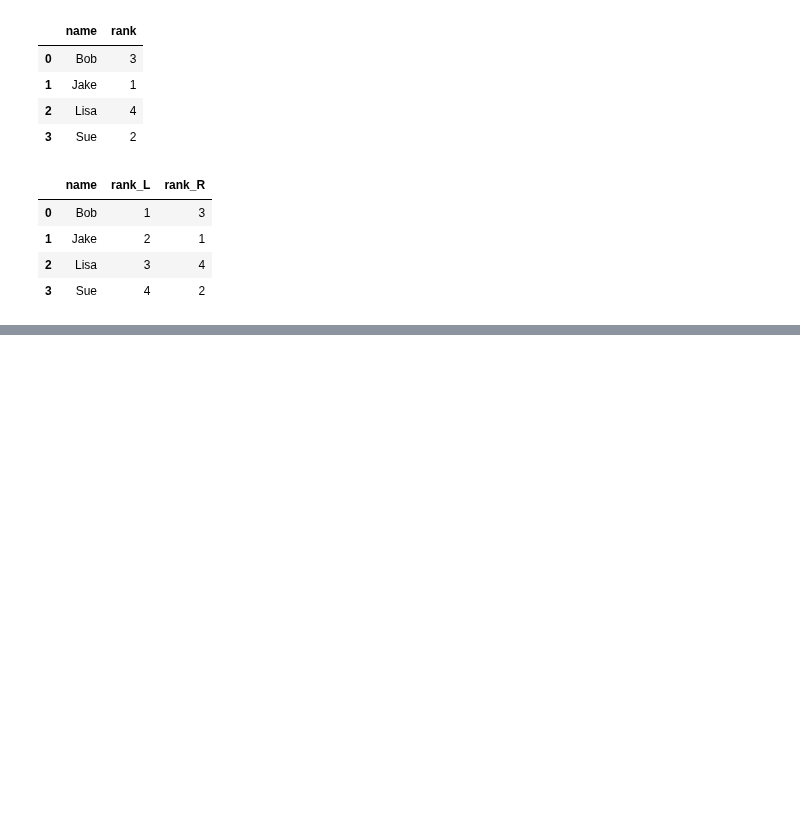
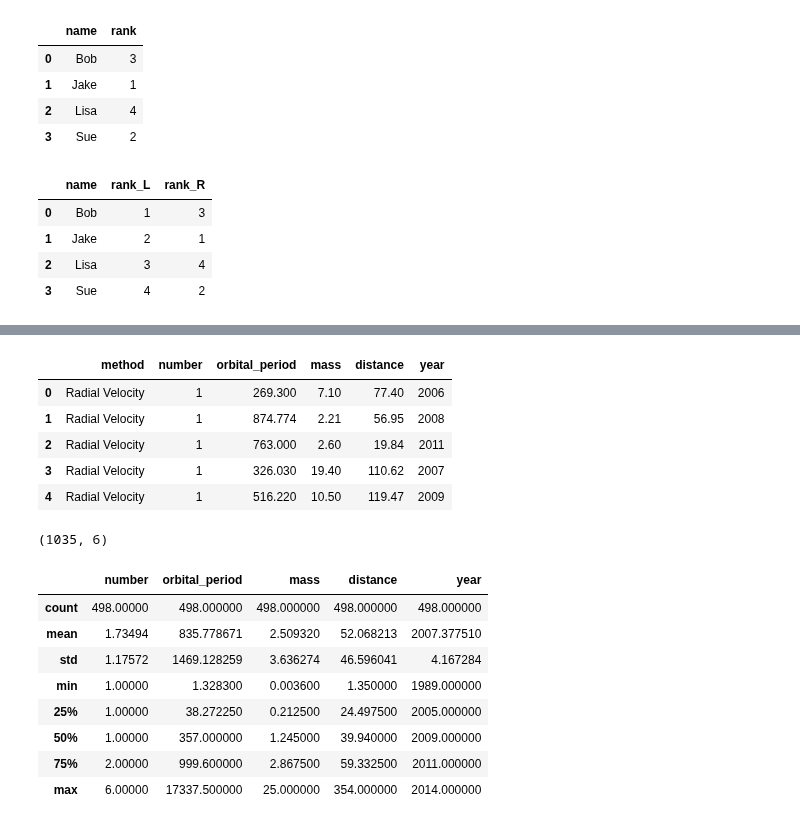
Before and after one commit to TalJa1/dc_practice, a Jupyter notebook: pandasSt.ipynb, the cells around one changed output, grey strips where cells are left out. Saved outputs shown, nothing was run; the diff lists cells and outputs as text; code cells hidden in the pictures; blank space fills up the shorter version.

```diff
--- a/pandasSt.ipynb
+++ b/pandasSt.ipynb
@@ -1616,0 +1655,24 @@ display(df8, df9, pd.merge(df8, df9, on="name", suffixes=["_L", "_R"])) # suffix
+# %%
+planets = sns.load_dataset('planets')
+
+# using dropna() to drop rows with missing data
+# using describe() to get a quick statistical summary of the data
+# using both dropna() and describe() to get a clean data summary without missing values
+display(planets.head(), planets.shape, planets.dropna().describe())
+# %% [output]
+|  | method | number | orbital_period | mass | distance | year |
+| 0 | Radial Velocity | 1 | 269.300 | 7.10 | 77.40 | 2006 |
+| 1 | Radial Velocity | 1 | 874.774 | 2.21 | 56.95 | 2008 |
+| 2 | Radial Velocity | 1 | 763.000 | 2.60 | 19.84 | 2011 |
+| 3 | Radial Velocity | 1 | 326.030 | 19.40 | 110.62 | 2007 |
+| 4 | Radial Velocity | 1 | 516.220 | 10.50 | 119.47 | 2009 |
+(1035, 6)
+|  | number | orbital_period | mass | distance | year |
+| count | 498.00000 | 498.000000 | 498.000000 | 498.000000 | 498.000000 |
+| mean | 1.73494 | 835.778671 | 2.509320 | 52.068213 | 2007.377510 |
+| std | 1.17572 | 1469.128259 | 3.636274 | 46.596041 | 4.167284 |
+| min | 1.00000 | 1.328300 | 0.003600 | 1.350000 | 1989.000000 |
+| 25% | 1.00000 | 38.272250 | 0.212500 | 24.497500 | 2005.000000 |
+| 50% | 1.00000 | 357.000000 | 1.245000 | 39.940000 | 2009.000000 |
+| 75% | 2.00000 | 999.600000 | 2.867500 | 59.332500 | 2011.000000 |
+| max | 6.00000 | 17337.500000 | 25.000000 | 354.000000 | 2014.000000 |
```
Also changed, not shown: parts of 16 cells of this notebook.
